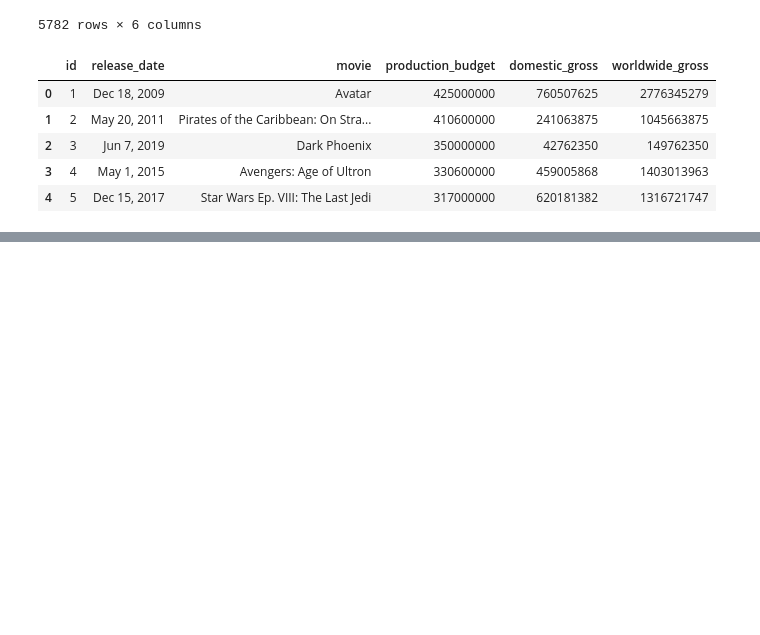
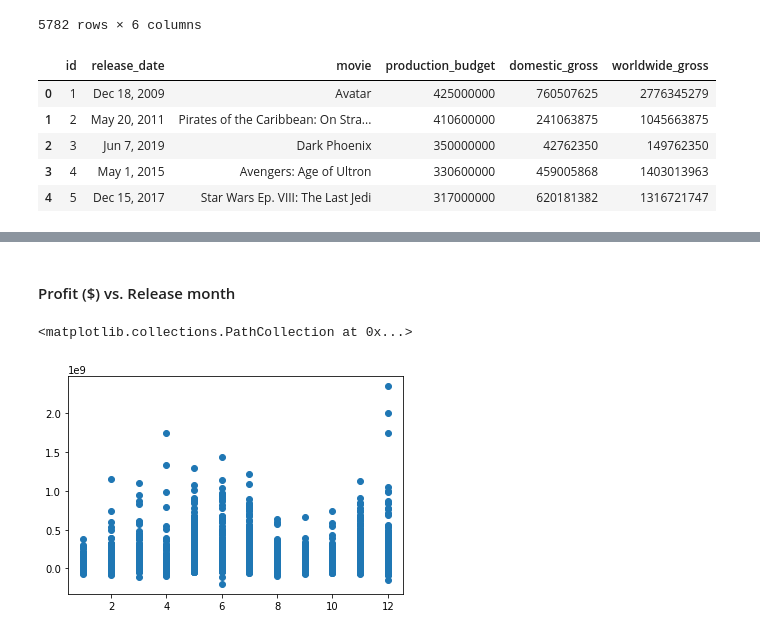
Before and after one commit to ebtezcan/dsc-phase-1-project, a Jupyter notebook: student.ipynb, the cells around one changed output, grey strips where cells are left out. Saved outputs shown, nothing was run; the diff lists cells and outputs as text; code cells hidden in the pictures; blank space fills up the shorter version.

```diff
--- a/student.ipynb
+++ b/student.ipynb
@@ -408,0 +429,7 @@ tn_movie_budgets.head()
+# %% [markdown]
+#### Profit ($) vs. Release month
+# %%
+plt.scatter(x=tn_movie_budgets['release_mo_num'], y=tn_movie_budgets['profit'])
+# %% [output]
+<matplotlib.collections.PathCollection at 0x...>
+[figure, added]
```
Also changed, not shown: parts of 15 cells of this notebook.
